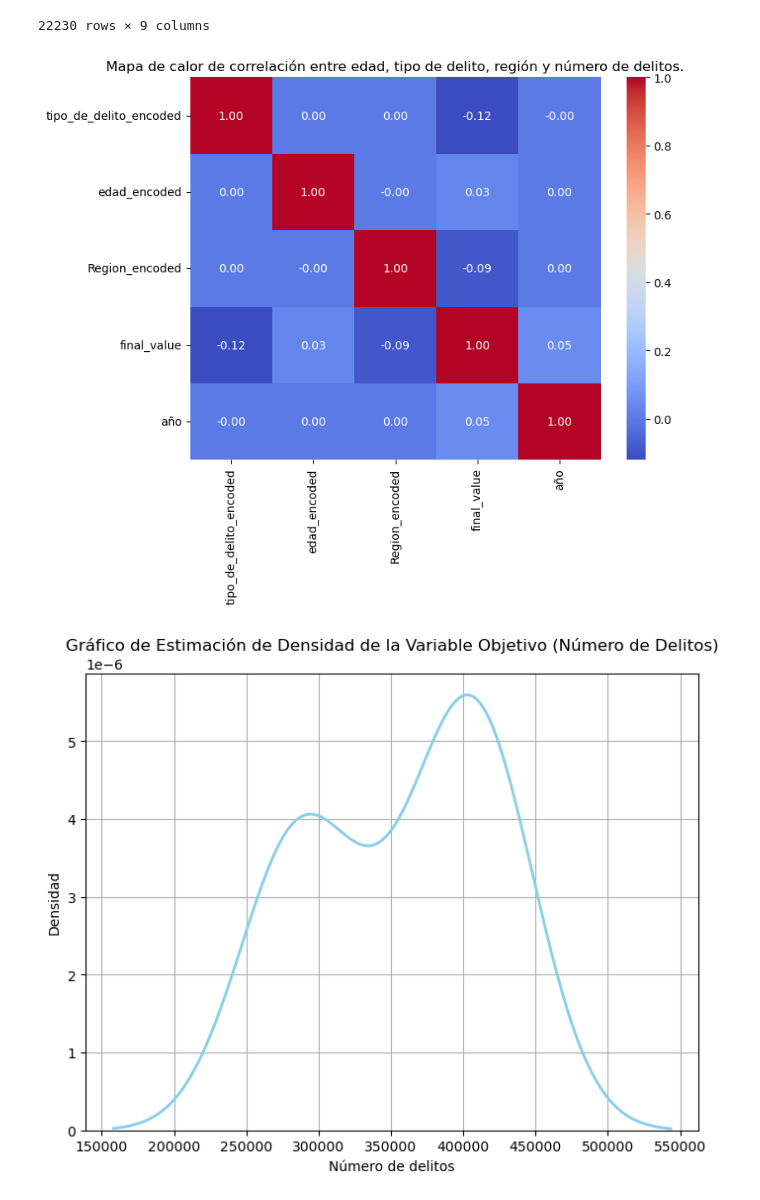
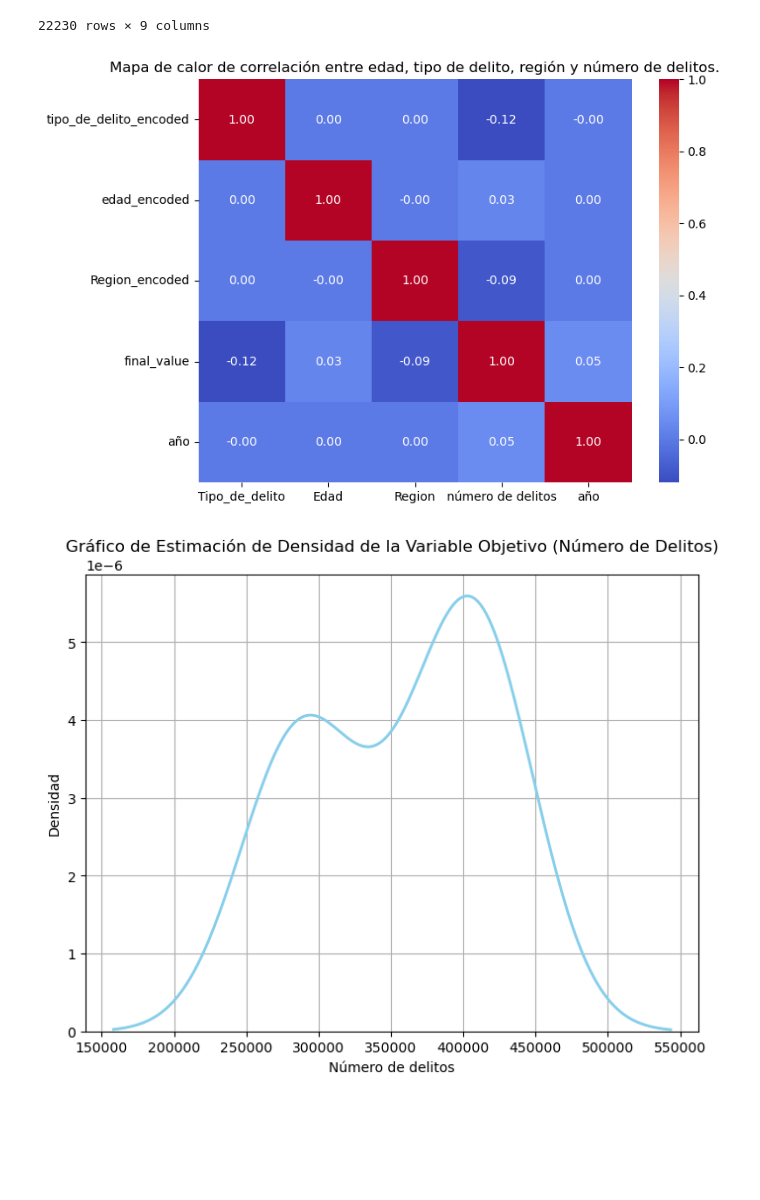
Before and after one commit to maheshsudar/alberto, a Jupyter notebook: police age region stats v2.ipynb, the cells around one changed output. Drawn from its saved outputs; the diff is of its cells as text; code cells hidden in the pictures; blank space fills up the shorter version.

```diff
--- a/police age region stats v2.ipynb
+++ b/police age region stats v2.ipynb
@@ -188,21 +188,21 @@ result_edad_df
 # %%
 import matplotlib.pyplot as plt
 import seaborn as sns
 df_filtered_summ = result_edad_df
 # Encoding 'tipo_de_delito' and 'edad'
 df_filtered_summ['tipo_de_delito_encoded'] = df_filtered_summ['tipo_de_delito'].astype('category').cat.codes
 df_filtered_summ['Region_encoded'] = df_filtered_summ['Region'].astype('category').cat.codes
 df_filtered_summ['edad_encoded'] = df_filtered_summ['edad'].astype('category').cat.codes
 # Calculate correlations among encoded variables and 'Value'
 corr = df_filtered_summ[['tipo_de_delito_encoded', 'edad_encoded','Region_encoded', 'final_value','año']].corr()
-
+corr = corr.rename(columns={'tipo_de_delito_encoded': 'Tipo_de_delito', 'edad_encoded': 'Edad','Region_encoded': 'Region','final_value': 'número de delitos'})
 # Plotting heatmap of correlations
 plt.figure(figsize=(8, 6))
 sns.heatmap(corr, annot=True, cmap='coolwarm', fmt=".2f")
 plt.title('Mapa de calor de correlación entre edad, tipo de delito, región y número de delitos.')
 plt.show()
 # %% [output]
-[figure, old version]
+[figure, new version]
 # %%
 #No of delitos and type of delito commited got a slight negative correlation
 #No of delitos and region got a slight negative correlation
```
Also changed, not shown: parts of 8 cells of this notebook.
